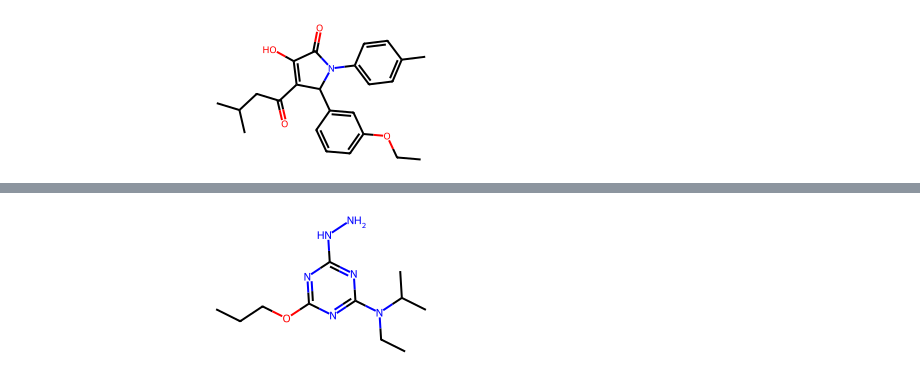
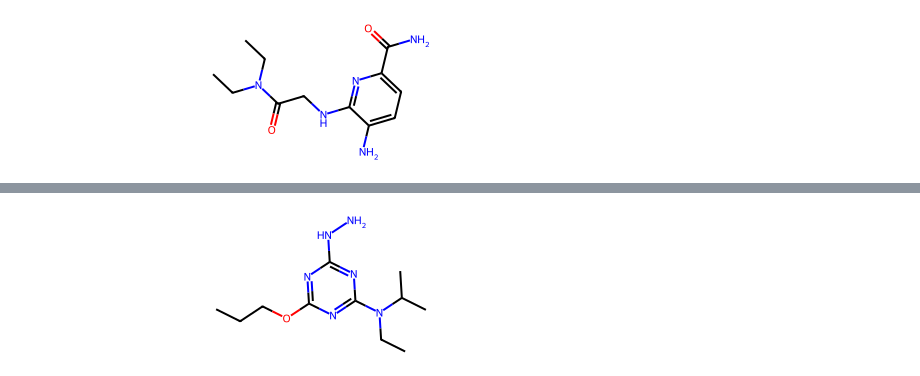
Before and after one commit to phenixace/TOMG-Bench, a Jupyter notebook: utils/test.ipynb, the cells around one changed output, grey strips where cells are left out. Saved outputs shown, nothing was run; the diff lists cells and outputs as text; code cells hidden in the pictures.

```diff
--- a/utils/test.ipynb
+++ b/utils/test.ipynb
@@ -1,13 +1,13 @@
 # %%
 from rdkit import RDConfig
 from rdkit.Chem import Draw
 from rdkit.Chem.Draw import MolDrawing, DrawingOptions
 from rdkit.Chem import FragmentCatalog
 from rdkit import Chem
 import os
 
-mol = Chem.MolFromSmiles('CCOc1cccc(C2C(C(=O)CC(C)C)=C(O)C(=O)N2c2ccc(C)cc2)c1')
+mol = Chem.MolFromSmiles('CCN(CC)C(=O)CNc1nc(C(N)=O)ccc1N')
 
 mol
 # %% [output]
-[figure, old version]
+[figure, new version]
```
Also changed, not shown: parts of 2 cells of this notebook, 7 other files.
